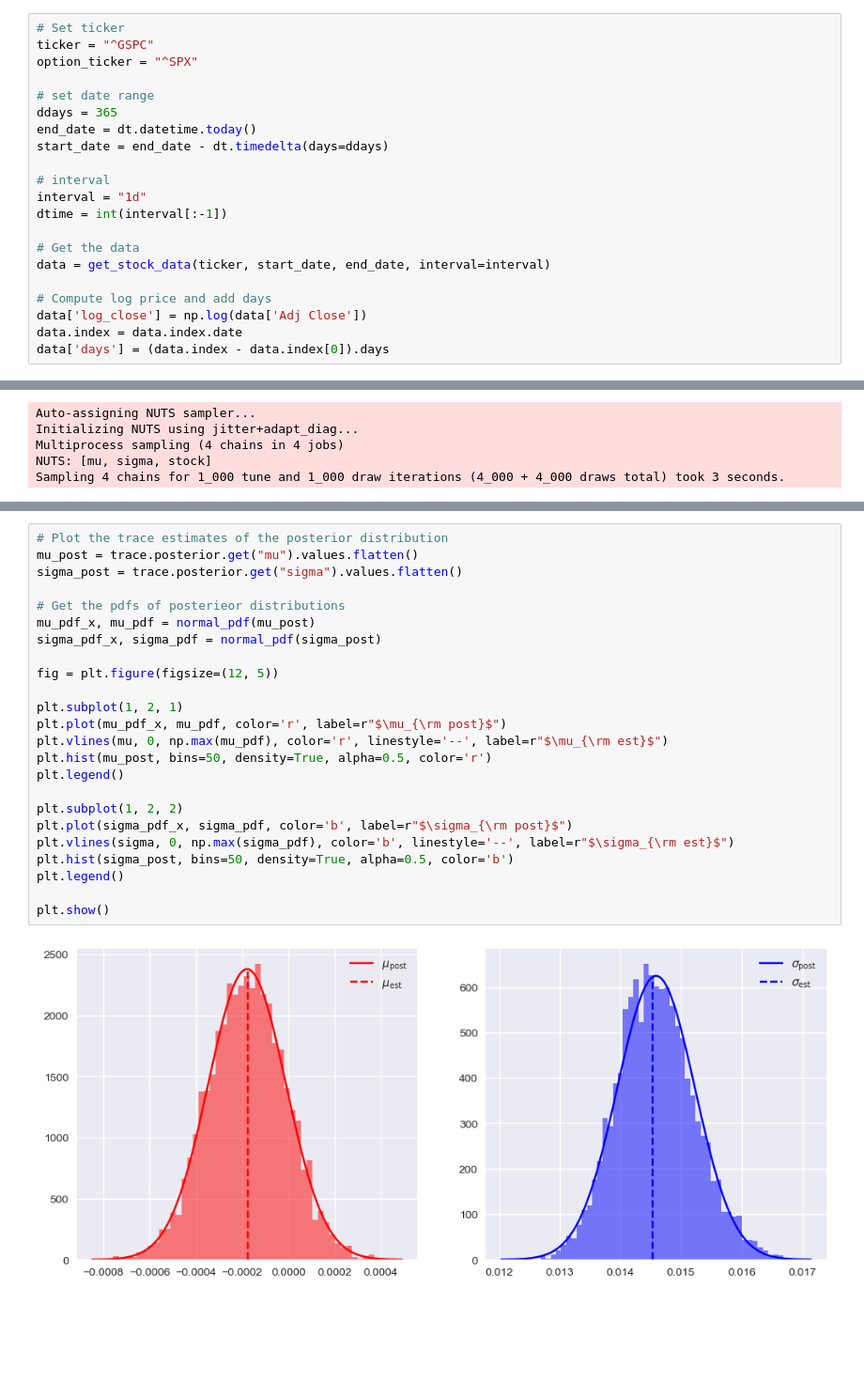
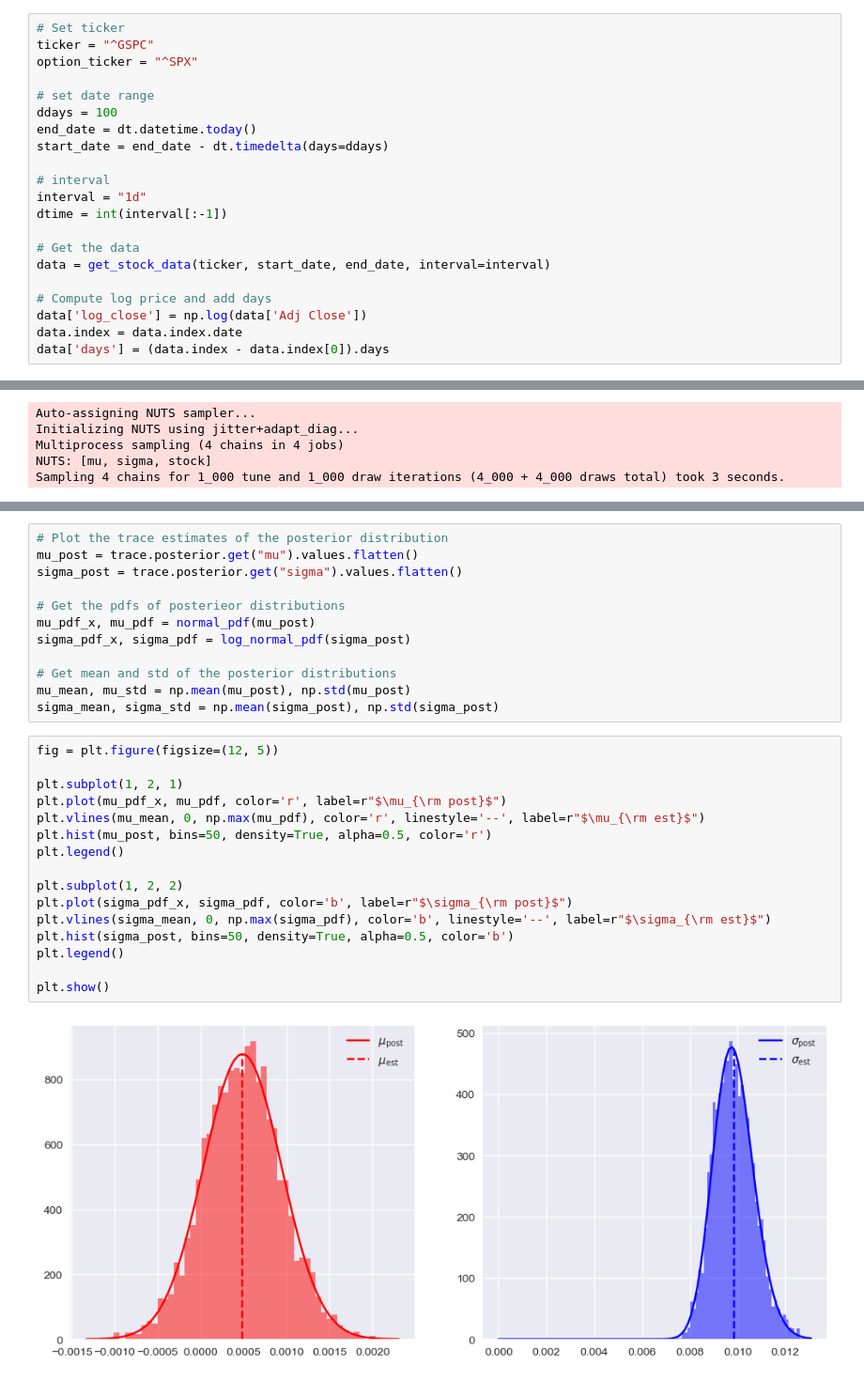
Before and after one commit to mikeal888/Hedging_API, a Jupyter notebook: main.ipynb, the cells around one changed output, grey strips where cells are left out. Shown at 94% size. Cells and saved outputs as stored; diff of their text form; blank space fills up the shorter version.

```diff
--- a/main.ipynb
+++ b/main.ipynb
@@ -33,7 +33,7 @@ ticker = "^GSPC"
 option_ticker = "^SPX"
 
 # set date range
-ddays = 365
+ddays = 100
 end_date = dt.datetime.today()
 start_date = end_date - dt.timedelta(days=ddays)
 
@@ -90,26 +100,30 @@ Sampling 4 chains for 1_000 tune and 1_000 draw iterations (4_000 + 4_000 draws
+# %%
+# Plot the trace estimates of the posterior distribution
+mu_post = trace.posterior.get("mu").values.flatten()
+sigma_post = trace.posterior.get("sigma").values.flatten()
+
+# Get the pdfs of posterieor distributions
+mu_pdf_x, mu_pdf = normal_pdf(mu_post)
+sigma_pdf_x, sigma_pdf = log_normal_pdf(sigma_post)
+
+# Get mean and std of the posterior distributions
+mu_mean, mu_std = np.mean(mu_post), np.std(mu_post)
+sigma_mean, sigma_std = np.mean(sigma_post), np.std(sigma_post)
 # %%
-# Plot the trace estimates of the posterior distribution
-mu_post = trace.posterior.get("mu").values.flatten()
-sigma_post = trace.posterior.get("sigma").values.flatten()
-
-# Get the pdfs of posterieor distributions
-mu_pdf_x, mu_pdf = normal_pdf(mu_post)
-sigma_pdf_x, sigma_pdf = normal_pdf(sigma_post)
-
 fig = plt.figure(figsize=(12, 5))
 
 plt.subplot(1, 2, 1)
 plt.plot(mu_pdf_x, mu_pdf, color='r', label=r"$\mu_{\rm post}$")
-plt.vlines(mu, 0, np.max(mu_pdf), color='r', linestyle='--', label=r"$\mu_{\rm est}$")
+plt.vlines(mu_mean, 0, np.max(mu_pdf), color='r', linestyle='--', label=r"$\mu_{\rm est}$")
 plt.hist(mu_post, bins=50, density=True, alpha=0.5, color='r')
 plt.legend()
 
 plt.subplot(1, 2, 2)
 plt.plot(sigma_pdf_x, sigma_pdf, color='b', label=r"$\sigma_{\rm post}$")
-plt.vlines(sigma, 0, np.max(sigma_pdf), color='b', linestyle='--', label=r"$\sigma_{\rm est}$")
+plt.vlines(sigma_mean, 0, np.max(sigma_pdf), color='b', linestyle='--', label=r"$\sigma_{\rm est}$")
 plt.hist(sigma_post, bins=50, density=True, alpha=0.5, color='b')
 plt.legend()
 
 plt.show()
 # %% [output]
-[figure, old version]
+[figure, new version]
```
Also changed, not shown: parts of 19 cells of this notebook, 3 other files.
